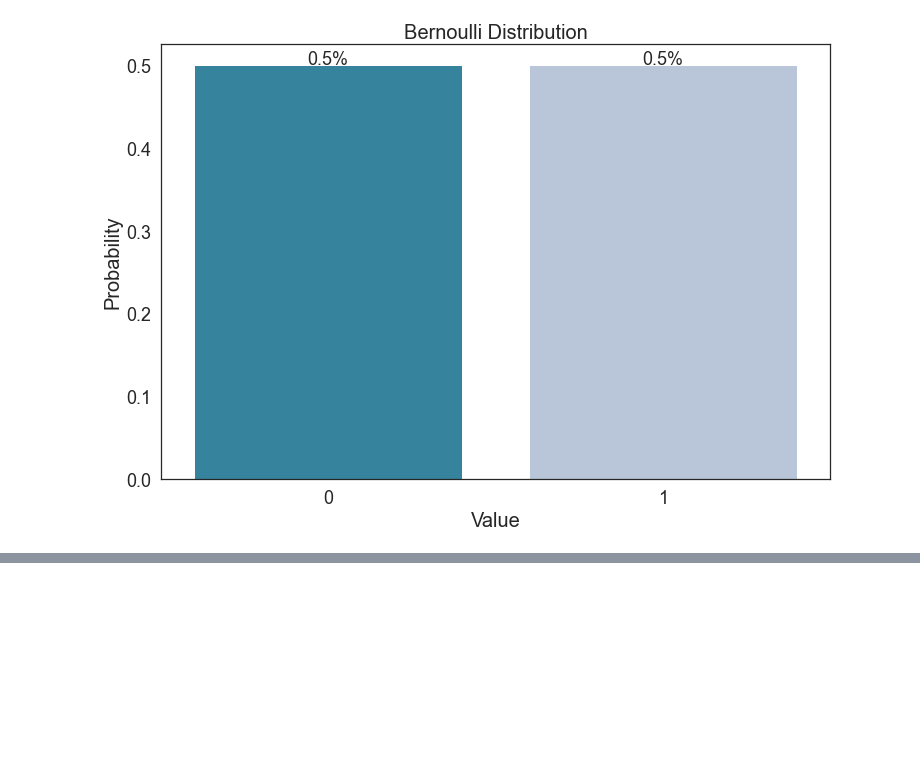
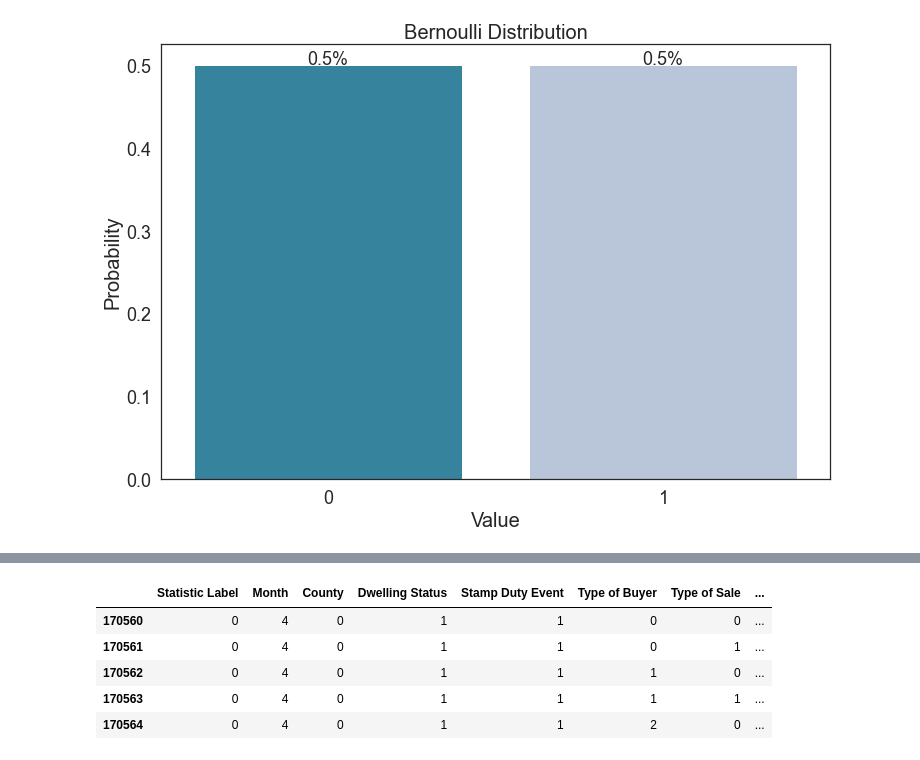
Before and after one commit to batucimenn/residentialDwellingPropertyTransactions, a Jupyter notebook: project.ipynb, the cells around one changed output, grey strips where cells are left out. Cells and saved outputs as stored; diff of their text form; code cells hidden in the pictures; blank space fills up the shorter version.

```diff
--- a/project.ipynb
+++ b/project.ipynb
@@ -525,2 +538,13 @@ numberOfHousesDF
 # %%
 numberOfHousesDF = firstDF[(firstDF["Statistic Label"] == "Value of Sales")]
+# %%
+numberOfHousesDF_le = numberOfHousesDF.apply(preprocessing.LabelEncoder().fit_transform)
+# %%
+numberOfHousesDF_le.head()
+# %% [output]
+|  | Statistic Label | Month | County | Dwelling Status | Stamp Duty Event | Type of Buyer | Type of Sale | ... |
+| 170560 | 0 | 4 | 0 | 1 | 1 | 0 | 0 | ... |
+| 170561 | 0 | 4 | 0 | 1 | 1 | 0 | 1 | ... |
+| 170562 | 0 | 4 | 0 | 1 | 1 | 1 | 0 | ... |
+| 170563 | 0 | 4 | 0 | 1 | 1 | 1 | 1 | ... |
+| 170564 | 0 | 4 | 0 | 1 | 1 | 2 | 0 | ... |
```
Also changed, not shown: parts of 2 cells of this notebook.
